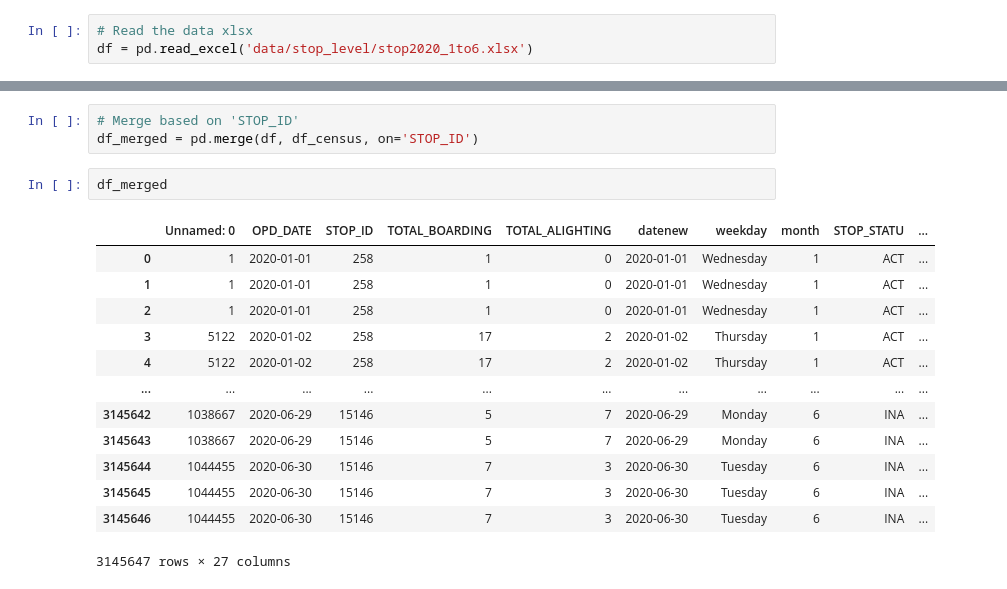
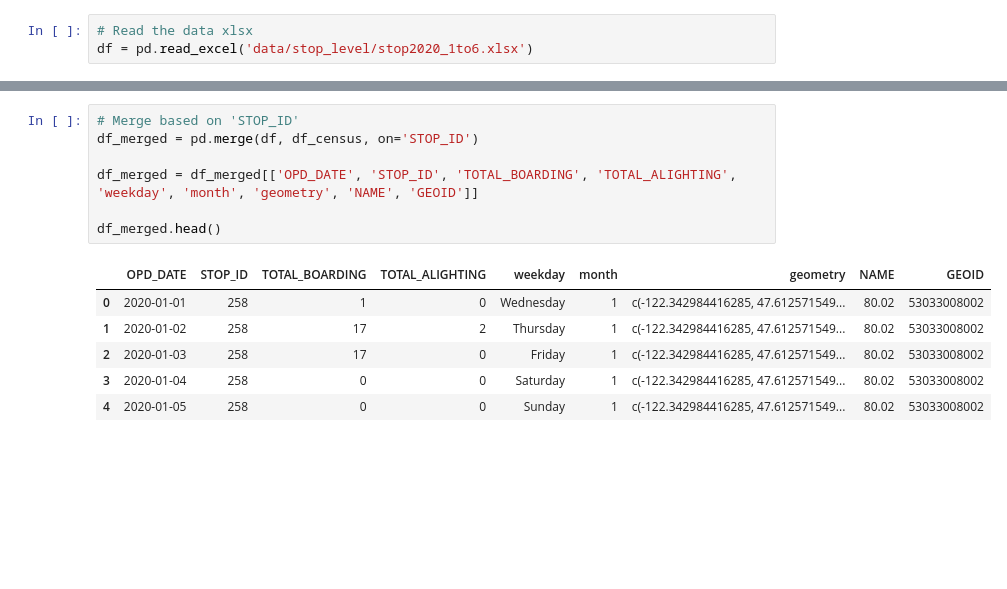
Before and after one commit to ekinugurel/TransitRecovery, a Jupyter notebook: merge_stop_census.ipynb, the cells around one changed output, grey strips where cells are left out. Drawn from its saved outputs; the diff is of its cells as text; blank space fills up the shorter version.

```diff
--- a/merge_stop_census.ipynb
+++ b/merge_stop_census.ipynb
@@ -13,19 +17,14 @@ df_census = pd.read_excel('data/stop_level/stops_census_info.xlsx')
 # %%
 # Merge based on 'STOP_ID'
 df_merged = pd.merge(df, df_census, on='STOP_ID')
+
+df_merged = df_merged[['OPD_DATE', 'STOP_ID', 'TOTAL_BOARDING', 'TOTAL_ALIGHTING', 'weekday', 'month', 'geometry', 'NAME', 'GEOID']]
+
+df_merged.head()
+# %% [output]
+|  | OPD_DATE | STOP_ID | TOTAL_BOARDING | TOTAL_ALIGHTING | weekday | month | geometry | NAME | GEOID |
+| 0 | 2020-01-01 | 258 | 1 | 0 | Wednesday | 1 | c(-122.342984416285, 47.612571549... | 80.02 | 53033008002 |
+| 1 | 2020-01-02 | 258 | 17 | 2 | Thursday | 1 | c(-122.342984416285, 47.612571549... | 80.02 | 53033008002 |
+| 2 | 2020-01-03 | 258 | 17 | 0 | Friday | 1 | c(-122.342984416285, 47.612571549... | 80.02 | 53033008002 |
+| 3 | 2020-01-04 | 258 | 0 | 0 | Saturday | 1 | c(-122.342984416285, 47.612571549... | 80.02 | 53033008002 |
+| 4 | 2020-01-05 | 258 | 0 | 0 | Sunday | 1 | c(-122.342984416285, 47.612571549... | 80.02 | 53033008002 |
-# %%
-df_merged
-# %% [output]
-|  | Unnamed: 0 | OPD_DATE | STOP_ID | TOTAL_BOARDING | TOTAL_ALIGHTING | datenew | weekday | month | STOP_STATU | ... |
-| 0 | 1 | 2020-01-01 | 258 | 1 | 0 | 2020-01-01 | Wednesday | 1 | ACT | ... |
-| 1 | 1 | 2020-01-01 | 258 | 1 | 0 | 2020-01-01 | Wednesday | 1 | ACT | ... |
-| 2 | 1 | 2020-01-01 | 258 | 1 | 0 | 2020-01-01 | Wednesday | 1 | ACT | ... |
-| 3 | 5122 | 2020-01-02 | 258 | 17 | 2 | 2020-01-02 | Thursday | 1 | ACT | ... |
-| 4 | 5122 | 2020-01-02 | 258 | 17 | 2 | 2020-01-02 | Thursday | 1 | ACT | ... |
-| ... | ... | ... | ... | ... | ... | ... | ... | ... | ... | ... |
-| 3145642 | 1038667 | 2020-06-29 | 15146 | 5 | 7 | 2020-06-29 | Monday | 6 | INA | ... |
-| 3145643 | 1038667 | 2020-06-29 | 15146 | 5 | 7 | 2020-06-29 | Monday | 6 | INA | ... |
-| 3145644 | 1044455 | 2020-06-30 | 15146 | 7 | 3 | 2020-06-30 | Tuesday | 6 | INA | ... |
-| 3145645 | 1044455 | 2020-06-30 | 15146 | 7 | 3 | 2020-06-30 | Tuesday | 6 | INA | ... |
-| 3145646 | 1044455 | 2020-06-30 | 15146 | 7 | 3 | 2020-06-30 | Tuesday | 6 | INA | ... |
-3145647 rows × 27 columns
```
Also changed, not shown: parts of 4 cells of this notebook.
